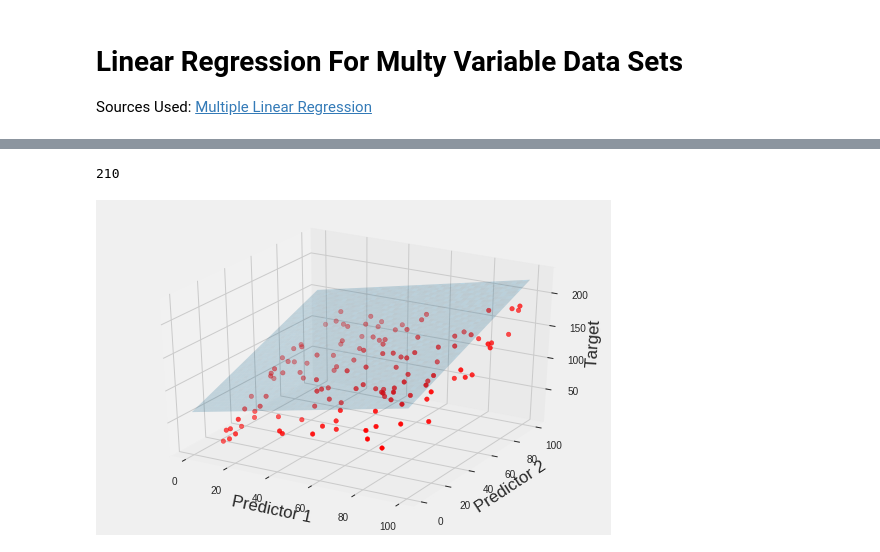
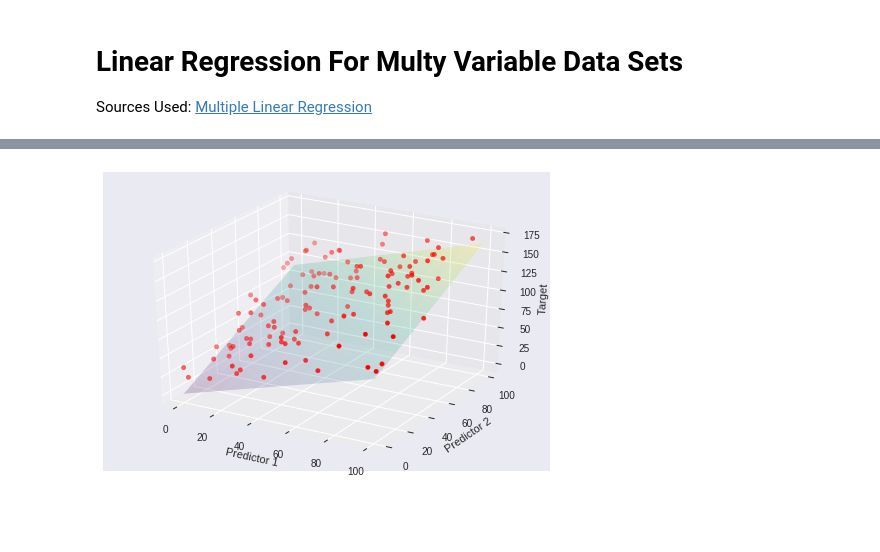
Before and after one commit to GioLomia/Machine_Learning_From_Scratch, a Jupyter notebook: Linear_Regression_from_Scratch.ipynb, the cells around one changed output, grey strips where cells are left out. Drawn from its saved outputs; the diff is of its cells as text; code cells hidden in the pictures; blank space fills up the shorter version.

```diff
--- a/Linear_Regression_from_Scratch.ipynb
+++ b/Linear_Regression_from_Scratch.ipynb
@@ -93,7 +94,7 @@ Accuracy: 0.9526643685090468
 extension=np.linspace(0,210,210)
 pred_line=extension*model.m+model.b
 # %%
-style.use('fivethirtyeight')
+
 plt.scatter(xs,ys)
 plt.plot(pred_line,'-g')
 plt.scatter(pred_set,prediction)
@@ -138,26 +139,23 @@ coef
 # %%
+#Setup plotting
 def f(x,y):
-    return x*coef[0][0]+y*coef[0][1]+coef[1][0]
+    return x*coef[0][0]+y*coef[0][1]#+coef[1][0]
 
 x_path=np.linspace(0,100,100)
 y_path=np.linspace(0,100,100)
 X, Y = np.meshgrid(x_path, y_path)
 Z = np.array(f(X, Y))
-# %%
-len(Y)
-# %% [output]
-210
 # %%
 #Plotting the data points.
 from mpl_toolkits.mplot3d import Axes3D
 fig = plt.figure()
 ax = fig.add_subplot(111, projection='3d')
 pr_1,target,pr_2=x_ax,multy_ys,z_ax
 ax.scatter(pr_1,pr_2,target,c='red')
-ax.plot_surface(X, Y, Z, alpha=0.2)
+ax.plot_surface(X, Y, Z, alpha=0.2,cmap='viridis',rstride=1)#plotting the model
 ax.set_xlabel('Predictor 1')
 ax.set_ylabel('Predictor 2')
 ax.set_zlabel('Target')
 plt.show()
 # %% [output]
-[figure, old version]
+[figure, new version]
```
Also changed, not shown: parts of 6 cells of this notebook.
